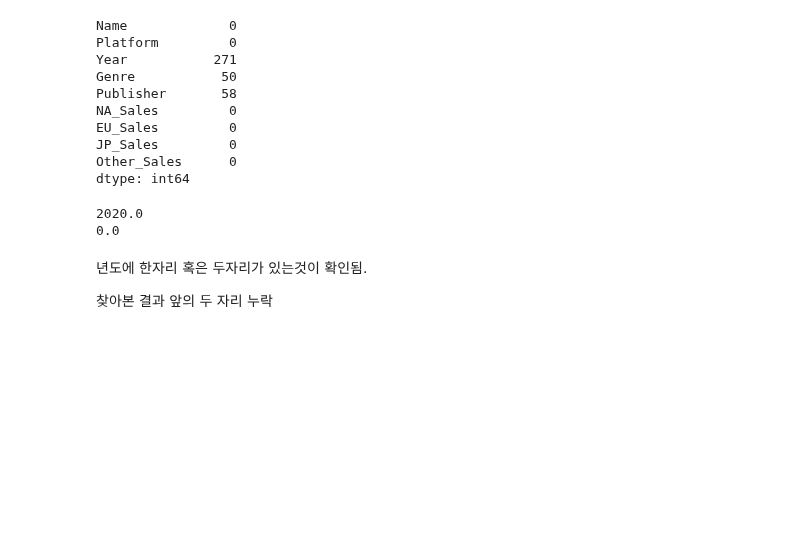
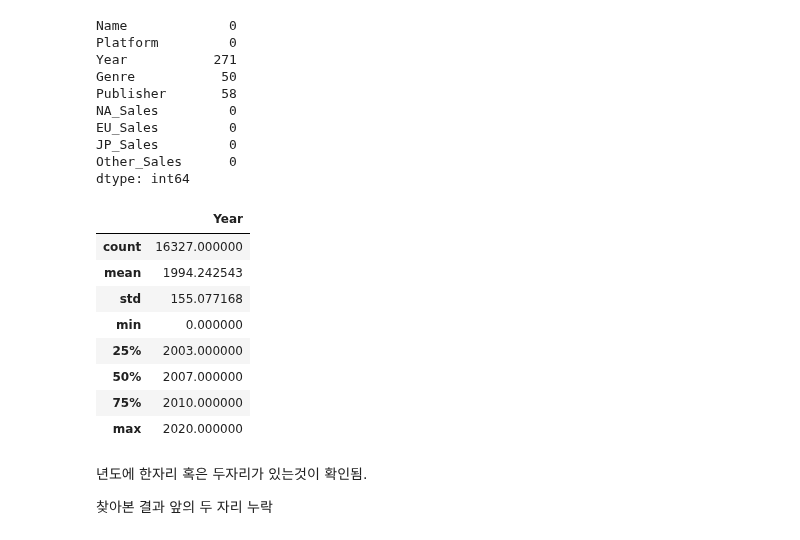
Before and after one commit to ljs7463/AnalysisProject, a Jupyter notebook: Gameanalysis.ipynb, the cells around one changed output. Drawn from its saved outputs; the diff is of its cells as text; code cells hidden in the pictures; blank space fills up the shorter version.

```diff
--- a/Gameanalysis.ipynb
+++ b/Gameanalysis.ipynb
@@ -66,12 +93,18 @@ EU_Sales         0
 JP_Sales         0
 Other_Sales      0
 dtype: int64
-# %%
-print(dataset['Year'].max())
-print(dataset['Year'].min())
-# %% [output]
-2020.0
-0.0
+# %%
+dataset.describe()
+# %% [output]
+|  | Year |
+| count | 16327.000000 |
+| mean | 1994.242543 |
+| std | 155.077168 |
+| min | 0.000000 |
+| 25% | 2003.000000 |
+| 50% | 2007.000000 |
+| 75% | 2010.000000 |
+| max | 2020.000000 |
 # %% [markdown]
 년도에 한자리 혹은 두자리가 있는것이 확인됨.
 
```
Also changed, not shown: parts of 18 cells of this notebook.
